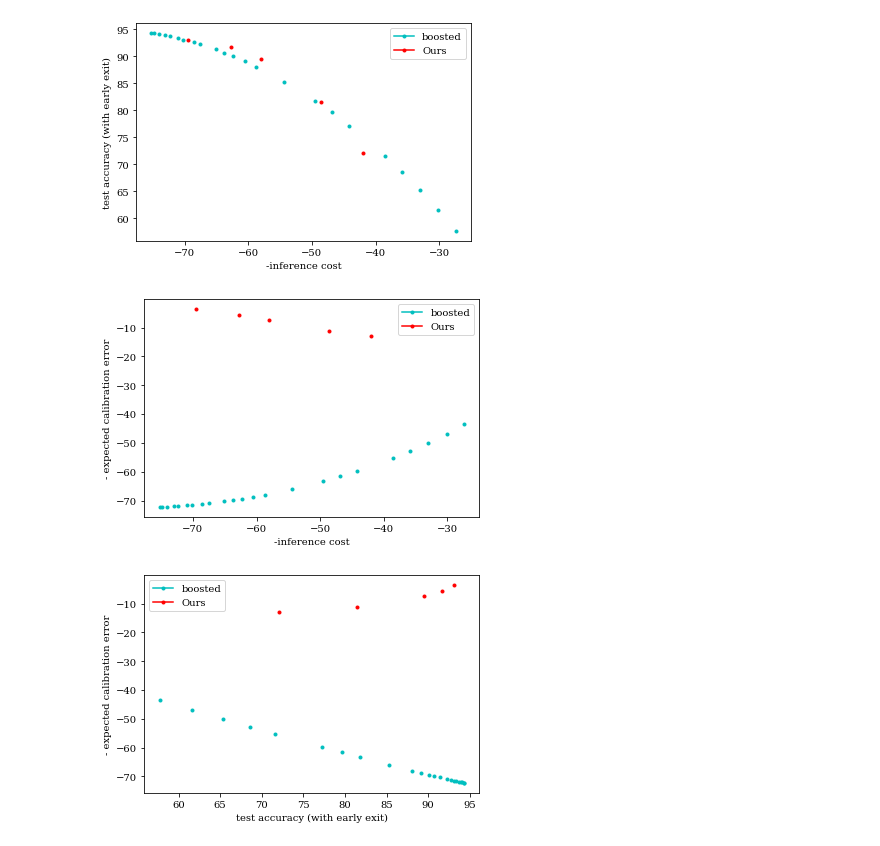
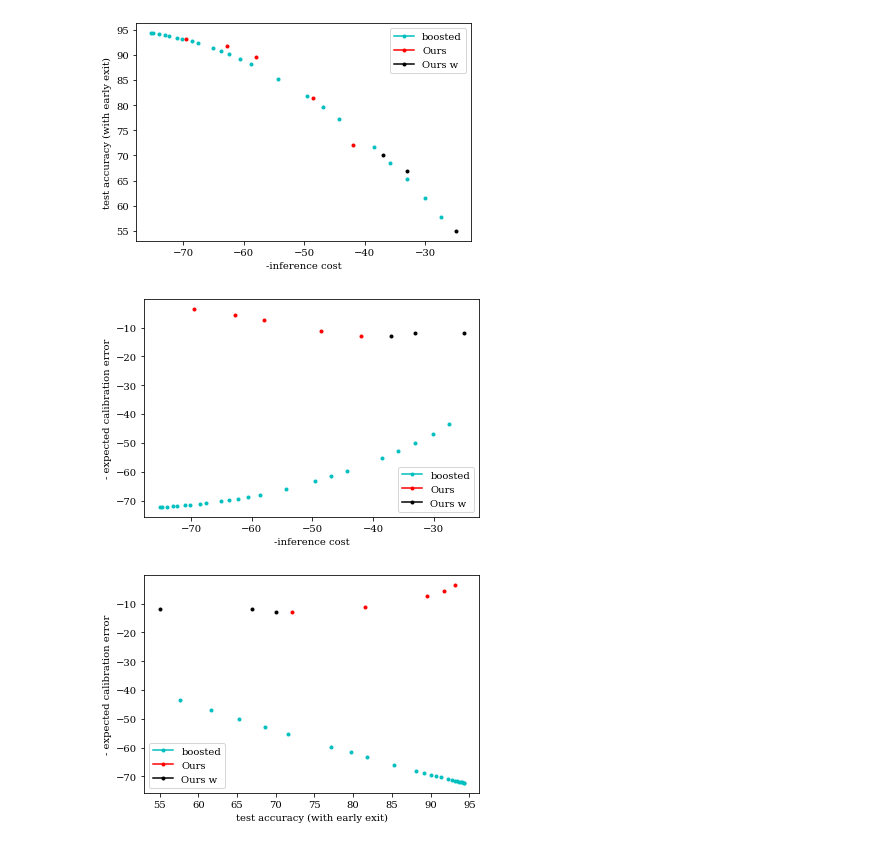
Before and after one commit to networkslab/dynn, a Jupyter notebook: src/notebooks/ce_ic_tradeoff.ipynb, the cells around one changed output. Saved outputs shown, nothing was run; the diff lists cells and outputs as text; code cells hidden in the pictures.

```diff
--- a/src/notebooks/ce_ic_tradeoff.ipynb
+++ b/src/notebooks/ce_ic_tradeoff.ipynb
@@ -151,12 +151,20 @@ marker_label = 'boosted'
 color = 'c'
 marker = '.'
 boosted_list_dict = create_list_to_plot(boosted_acc_pairs, label,marker, color ,marker_label)
+# %%
+weight_per_gate_acc_pairs = [[55, 25, 12],[67, 33, 12],[70, 37, 13]]
+label = 'our weighted proposal'
+marker_label = 'Ours w'
+color = 'k'
+marker = '.'
+our_wresults = create_list_to_plot(weight_per_gate_acc_pairs, label,marker, color ,marker_label)
 # %%
 font = {'family' : 'serif',
         'size'   : 10}
 
-combined_dicts = boosted_list_dict+our_results
+combined_dicts = boosted_list_dict+our_results+our_wresults
 matplotlib.rc('font', **font)
+
 fig = plt.figure()
 ax = plt.subplot(111)
 legend_patches_dict = {}
@@ -181,15 +189,11 @@ ax.set_in_layout(in_layout=True)
 
 plt.savefig('perf_cost.pdf')
 # %% [output]
-[figure, old version]
+[figure, new version]
 # %%
 plt.close()
 # %%
-font = {'family' : 'serif',
-        'size'   : 10}
 
-combined_dicts = boosted_list_dict+our_results
-matplotlib.rc('font', **font)
 fig = plt.figure()
 ax = plt.subplot(111)
 legend_patches_dict = {}
@@ -214,35 +218,32 @@ ax.set_in_layout(in_layout=True)
 
 plt.savefig('ece_cost.pdf')
 # %% [output]
-[figure, old version]
+[figure, new version]
 # %%
-font = {'family' : 'serif',
-        'size'   : 10}
 
-combined_dicts = boosted_list_dict+our_results
 matplotlib.rc('font', **font)
 fig = plt.figure()
 ax = plt.subplot(111)
 legend_patches_dict = {}
 for dict_of_result in combined_dicts:
     label = dict_of_result['label']
     marker_label = dict_of_result['marker_label']
     gated_acc = dict_of_result['gated_acc']
     marker = dict_of_result['marker']
     gated_ece = dict_of_result['gated_ece']
     if not marker_label in legend_patches_dict.keys():
         legend_patches_dict[marker_label] = {'color': dict_of_result['color'], 'marker': marker}
     ax.plot(gated_acc, -gated_ece, marker, color=dict_of_result['color'])
 # fig.xlabel('- inference cost')
 patches = []
 for patch in legend_patches_dict.keys():
     patches.append(mlines.Line2D([], [], color=legend_patches_dict[patch]['color'], marker = legend_patches_dict[patch]['marker'], label=patch))
 ax.legend(handles=patches)
 ax.set_xlabel('test accuracy (with early exit)')
 ax.set_ylabel('- expected calibration error')
 # ax.legend(bbox_to_anchor=(1.1, 1.05, 0.5, 0.2))
 ax.set_in_layout(in_layout=True)
 
 plt.savefig('acc_ece.pdf')
 # %% [output]
-[figure, old version]
+[figure, new version]
```
Also changed, not shown: 2 other files.
